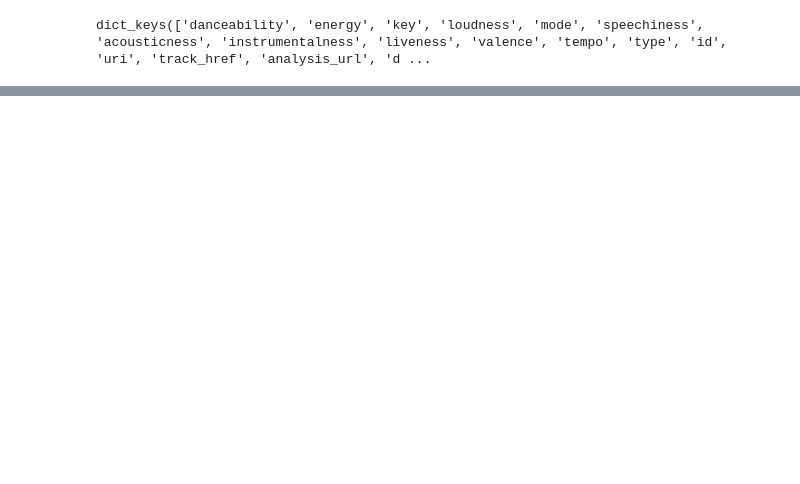
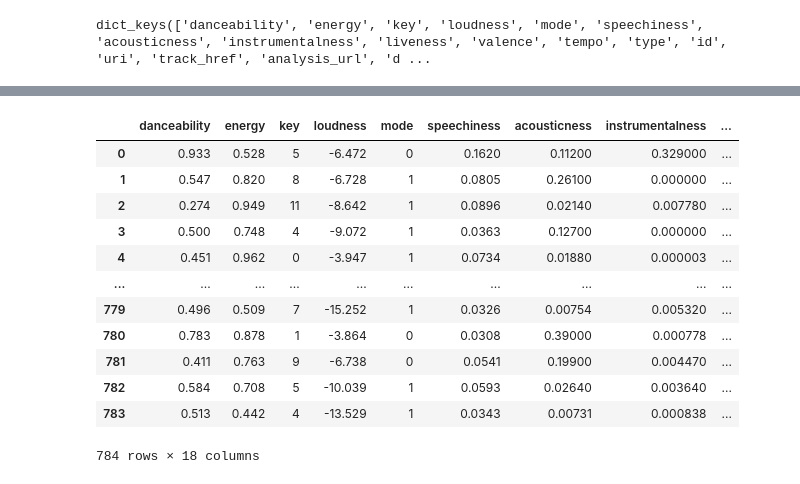
Before and after one commit to nomaditect/nomaditect_portfolio, a Jupyter notebook: highlighted_projects/song_recomender/python_code/WebScraping_Day03_API_wrappers.ipynb, the cells around one changed output, grey strips where cells are left out. Cells and saved outputs as stored; diff of their text form; code cells hidden in the pictures; blank space fills up the shorter version.

```diff
--- a/highlighted_projects/song_recomender/python_code/WebScraping_Day03_API_wrappers.ipynb
+++ b/highlighted_projects/song_recomender/python_code/WebScraping_Day03_API_wrappers.ipynb
@@ -120,0 +108,18 @@ audio_feat_df
+# %%
+df2=pd.DataFrame(audio_features)
+# %%
+df2
+# %% [output]
+|  | danceability | energy | key | loudness | mode | speechiness | acousticness | instrumentalness | ... |
+| 0 | 0.933 | 0.528 | 5 | -6.472 | 0 | 0.1620 | 0.11200 | 0.329000 | ... |
+| 1 | 0.547 | 0.820 | 8 | -6.728 | 1 | 0.0805 | 0.26100 | 0.000000 | ... |
+| 2 | 0.274 | 0.949 | 11 | -8.642 | 1 | 0.0896 | 0.02140 | 0.007780 | ... |
+| 3 | 0.500 | 0.748 | 4 | -9.072 | 1 | 0.0363 | 0.12700 | 0.000000 | ... |
+| 4 | 0.451 | 0.962 | 0 | -3.947 | 1 | 0.0734 | 0.01880 | 0.000003 | ... |
+| ... | ... | ... | ... | ... | ... | ... | ... | ... | ... |
+| 779 | 0.496 | 0.509 | 7 | -15.252 | 1 | 0.0326 | 0.00754 | 0.005320 | ... |
+| 780 | 0.783 | 0.878 | 1 | -3.864 | 0 | 0.0308 | 0.39000 | 0.000778 | ... |
+| 781 | 0.411 | 0.763 | 9 | -6.738 | 0 | 0.0541 | 0.19900 | 0.004470 | ... |
+| 782 | 0.584 | 0.708 | 5 | -10.039 | 1 | 0.0593 | 0.02640 | 0.003640 | ... |
+| 783 | 0.513 | 0.442 | 4 | -13.529 | 1 | 0.0343 | 0.00731 | 0.000838 | ... |
+784 rows × 18 columns
```
Also changed, not shown: parts of 12 cells of this notebook, 4 other files.
